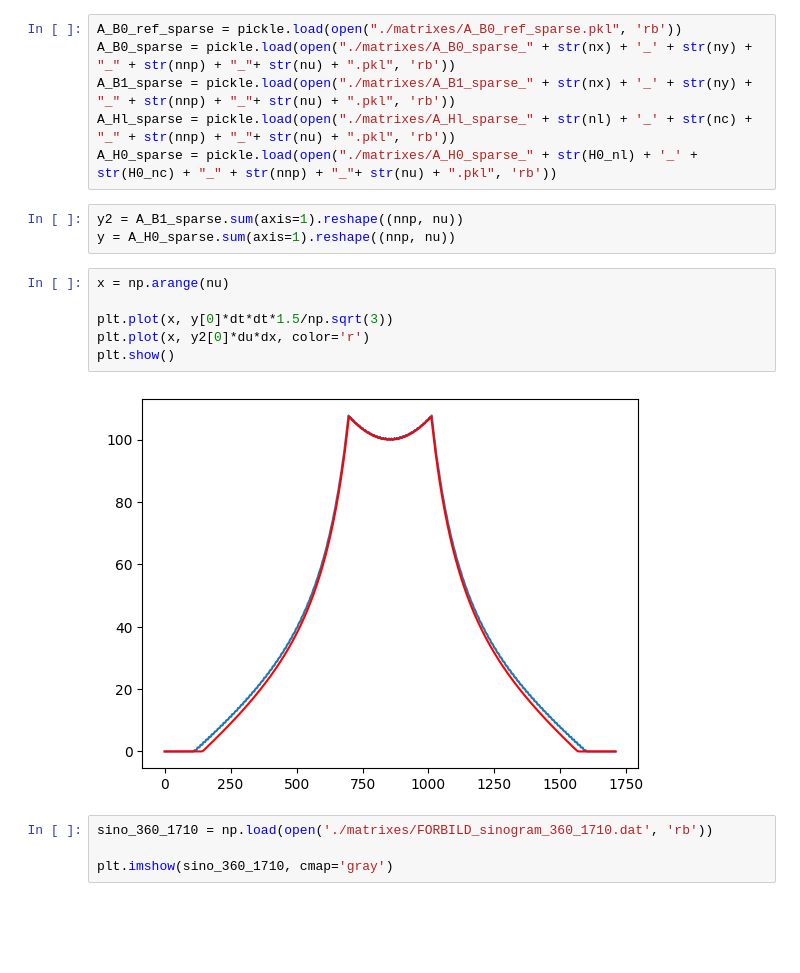
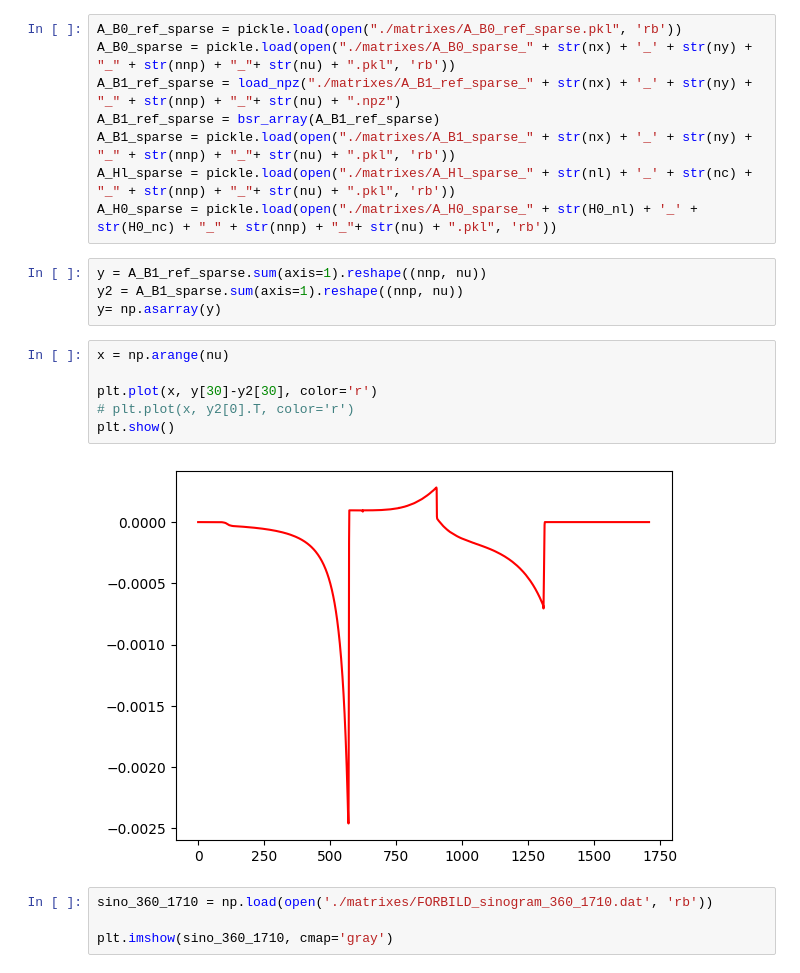
Before and after one commit to hqpwca/SGD, a Jupyter notebook: python/main2.ipynb, the cells around one changed output. Saved outputs shown, nothing was run; the diff lists cells and outputs as text; blank space fills up the shorter version.

```diff
--- a/python/main2.ipynb
+++ b/python/main2.ipynb
@@ -89,20 +87,23 @@ env: SCIPY_USE_PROPACK=1
 # %%
 A_B0_ref_sparse = pickle.load(open("./matrixes/A_B0_ref_sparse.pkl", 'rb'))
 A_B0_sparse = pickle.load(open("./matrixes/A_B0_sparse_" + str(nx) + '_' + str(ny) + "_" + str(nnp) + "_"+ str(nu) + ".pkl", 'rb'))
+A_B1_ref_sparse = load_npz("./matrixes/A_B1_ref_sparse_" + str(nx) + '_' + str(ny) + "_" + str(nnp) + "_"+ str(nu) + ".npz")
+A_B1_ref_sparse = bsr_array(A_B1_ref_sparse)
 A_B1_sparse = pickle.load(open("./matrixes/A_B1_sparse_" + str(nx) + '_' + str(ny) + "_" + str(nnp) + "_"+ str(nu) + ".pkl", 'rb'))
 A_Hl_sparse = pickle.load(open("./matrixes/A_Hl_sparse_" + str(nl) + '_' + str(nc) + "_" + str(nnp) + "_"+ str(nu) + ".pkl", 'rb'))
 A_H0_sparse = pickle.load(open("./matrixes/A_H0_sparse_" + str(H0_nl) + '_' + str(H0_nc) + "_" + str(nnp) + "_"+ str(nu) + ".pkl", 'rb'))
-# %%
-y2 = A_B1_sparse.sum(axis=1).reshape((nnp, nu))
-y = A_H0_sparse.sum(axis=1).reshape((nnp, nu))
+# %%
+y = A_B1_ref_sparse.sum(axis=1).reshape((nnp, nu))
+y2 = A_B1_sparse.sum(axis=1).reshape((nnp, nu))
+y= np.asarray(y)
 # %%
 x = np.arange(nu)
 
-plt.plot(x, y[0]*dt*dt*1.5/np.sqrt(3))
-plt.plot(x, y2[0]*du*dx, color='r')
+plt.plot(x, y[30]-y2[30], color='r')
+# plt.plot(x, y2[0].T, color='r')
 plt.show()
 # %% [output]
-[figure, old version]
+[figure, new version]
 # %%
 sino_360_1710 = np.load(open('./matrixes/FORBILD_sinogram_360_1710.dat', 'rb'))
 
```
Also changed, not shown: parts of 5 cells of this notebook, 15 other files.
